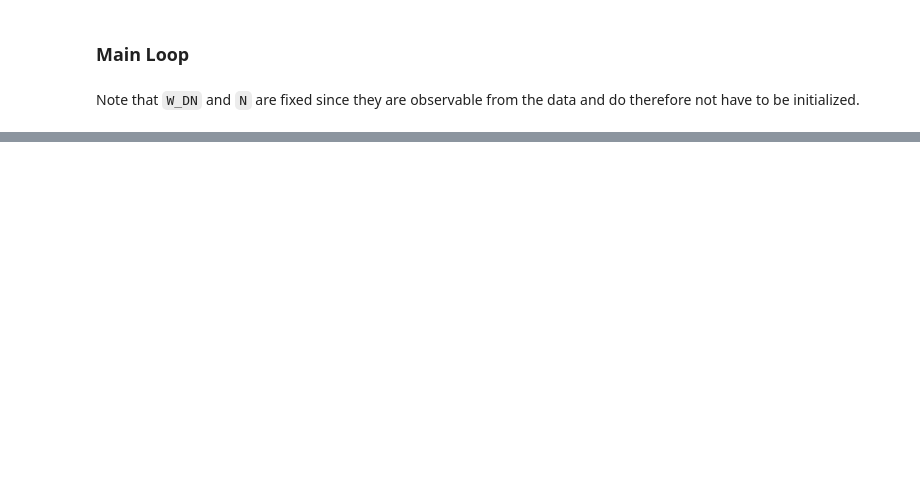
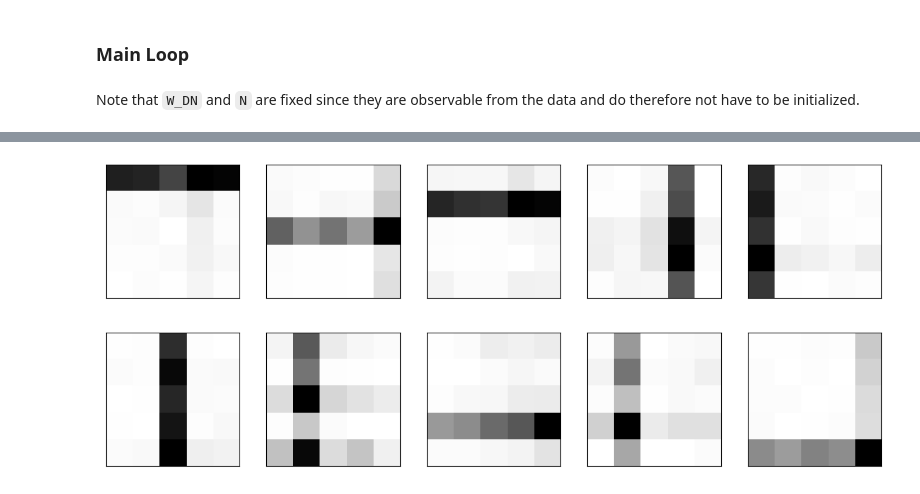
Before and after one commit to JannisZeller/topicflow, a Jupyter notebook: fixed_doclength.ipynb, the cells around one changed output, grey strips where cells are left out. Cells and saved outputs as stored; diff of their text form; code cells hidden in the pictures; blank space fills up the shorter version.

```diff
--- a/fixed_doclength.ipynb
+++ b/fixed_doclength.ipynb
@@ -484,0 +487,4 @@ plt.imshow(tf.reshape(Theta_mean[2,:], (sqrtV, sqrtV)), cmap="Greys")
+# %%
+visualize_topics(Theta_store[50], 2, 5)
+# %% [output]
+[figure, added]
```
Also changed, not shown: parts of 20 cells of this notebook, 1 other file.
